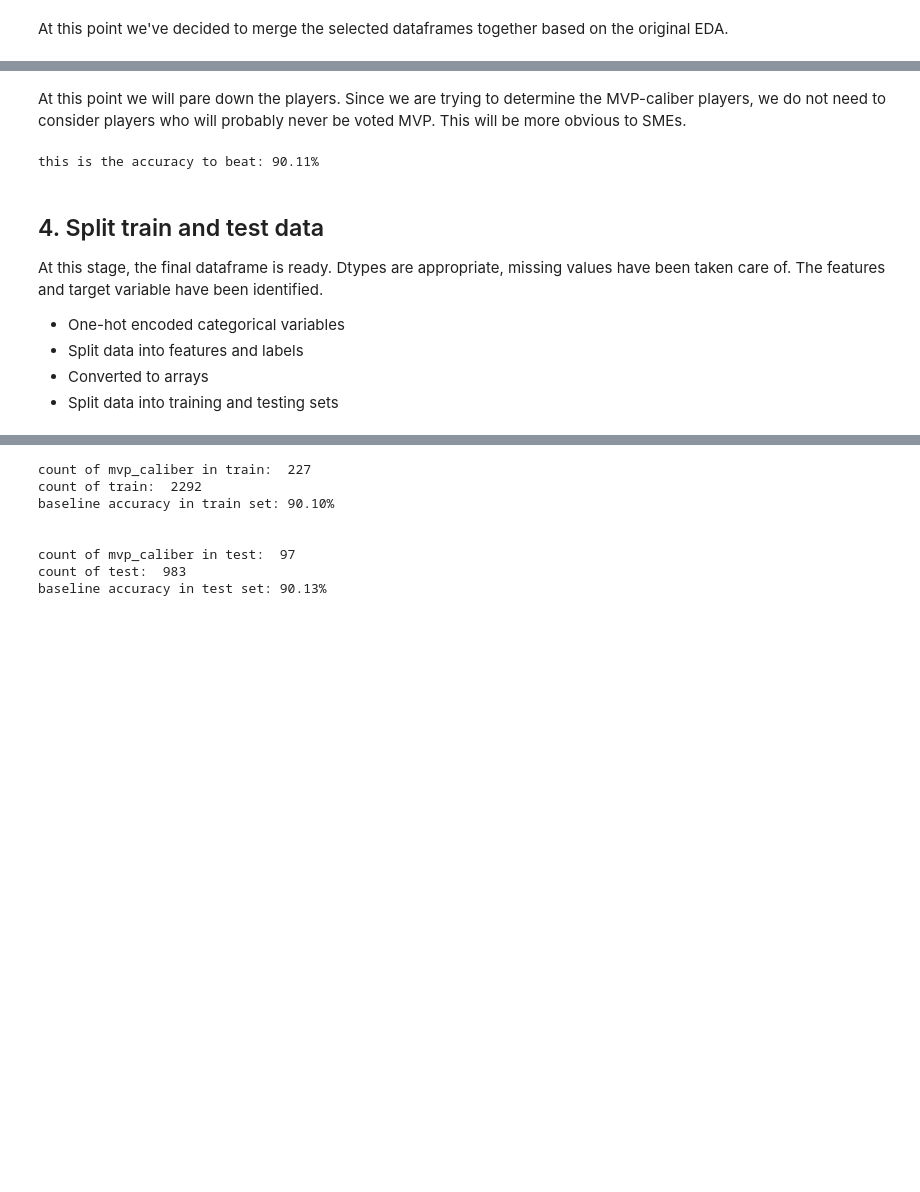
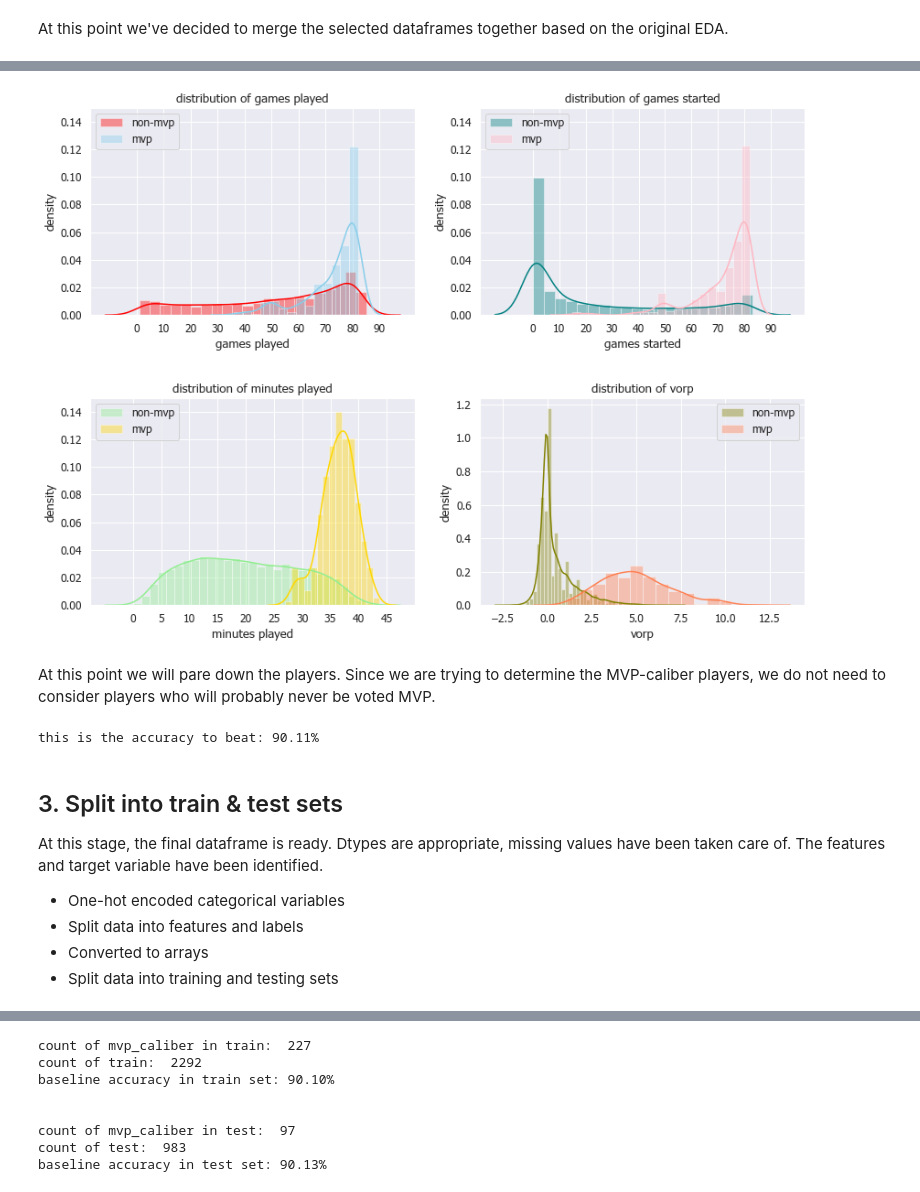
Before and after one commit to stpnzh/nba, a Jupyter notebook: mvp.ipynb, the cells around one changed output, grey strips where cells are left out. Cells and saved outputs as stored; diff of their text form; code cells hidden in the pictures; blank space fills up the shorter version.

Commit message:
updated graphs

```diff
--- a/mvp.ipynb
+++ b/mvp.ipynb
@@ -155,5 +94,72 @@ ax3.set_ylabel('density');
+# %%
+from matplotlib.gridspec import GridSpec
+
+# set style
+sns.set(style='darkgrid', font='Tahoma', font_scale=1.1)
+
+# we want to compare the distribution of key attributes of mvp-caliber players and not
+mvp_g = np.array(df_all_stats.query('mvp_caliber == 1')['g'])
+mvp_mp = np.array(df_all_stats.query('mvp_caliber == 1')['mp'])
+non_mvp_g = np.array(df_all_stats.query('mvp_caliber == 0')['g'])
+non_mvp_mp = np.array(df_all_stats.query('mvp_caliber == 0')['mp'])
+mvp_gs = np.array(df_all_stats.query('mvp_caliber == 1')['gs'])
+non_mvp_gs = np.array(df_all_stats.query('mvp_caliber == 0')['gs'])
+mvp_vorp = np.array(df_all_stats.query('mvp_caliber == 1')['vorp'])
+non_mvp_vorp = np.array(df_all_stats.query('mvp_caliber == 0')['vorp'])
+
+# set gridspect to be 2 x 2
+fig = plt.figure(figsize=(14,10))
+gs = GridSpec(nrows=2, ncols=2, hspace=0.4)
+
+# add plot for games played
+ax1 = fig.add_subplot(gs[0,0])
+ax1 = sns.distplot(non_mvp_g, hist=True, kde = True, color='red', label='non-mvp')
+ax1 = sns.distplot(mvp_g, hist=True, kde=True, color='skyblue', label='mvp')
+ax1.set_title('distribution of games played')
+ax1.set_xlabel('games played')
+ax1.set_ylabel('density')
+ax1.set_ylim(0, 0.150)
+ax1.set_xticks(np.arange(0, 100, step=10))
+ax1.legend()
+
+# add plot for minutes played
+ax2 = fig.add_subplot(gs[1,0])
+ax2 = sns.distplot(non_mvp_mp, hist=True, kde = True, color='lightgreen', label='non-mvp')
+ax2 = sns.distplot(mvp_mp, hist=True, kde=True, color='gold', label='mvp')
+ax2.set_title('distribution of minutes played')
+ax2.set_xlabel('minutes played')
+ax2.set_ylabel('density')
+ax2.set_ylim(0, 0.150)
+ax2.set_xticks(np.arange(0, 50, step=5))
+ax2.legend()
+
+# add plot for games started
+ax3 = fig.add_subplot(gs[0,1])
+ax3 = sns.distplot(non_mvp_gs, hist=True, kde = True, color='teal', label='non-mvp')
+ax3 = sns.distplot(mvp_gs, hist=True, kde=True, color='lightpink', label='mvp')
+ax3.set_title('distribution of games started')
+ax3.set_xlabel('games started')
+ax3.set_ylabel('density')
+ax3.set_ylim(0, 0.150)
+ax3.set_xticks(np.arange(0, 100, step=10))
+ax3.legend()
+
+# add plot for vorp
+ax3 = fig.add_subplot(gs[1,1])
+ax3 = sns.distplot(non_mvp_vorp, hist=True, kde = True, color='olive', label='non-mvp')
+ax3 = sns.distplot(mvp_vorp, hist=True, kde=True, color='coral', label='mvp')
+ax3.set_title('distribution of vorp')
+ax3.set_xlabel('vorp')
+ax3.set_ylabel('density')
+# ax3.set_ylim(0, 0.150)
+# ax3.set_xticks(np.arange(0, 100, step=10))
+ax3.legend()
+
+plt.show();
+# %% [output]
+[figure, added]
 # %% [markdown]
-At this point we will pare down the players. Since we are trying to determine the MVP-caliber players, we do not need to consider players who will probably never be voted MVP. This will be more obvious to SMEs.
+At this point we will pare down the players. Since we are trying to determine the MVP-caliber players, we do not need to consider players who will probably never be voted MVP.
 # %%
 # include only players who have played > 40 games
 # & have played more than 20 minutes
@@ -167,7 +173,7 @@ print('this is the accuracy to beat: {:.2%}'.format(accuracy_to_beat))
 # %% [output]
 this is the accuracy to beat: 90.11%
 # %% [markdown]
-## 4. Split train and test data
+## 3. Split into train & test sets
 
 At this stage, the final dataframe is ready. Dtypes are appropriate, missing values have been taken care of. The features and target variable have been identified.
 
```
Also changed, not shown: parts of 24 cells of this notebook.
